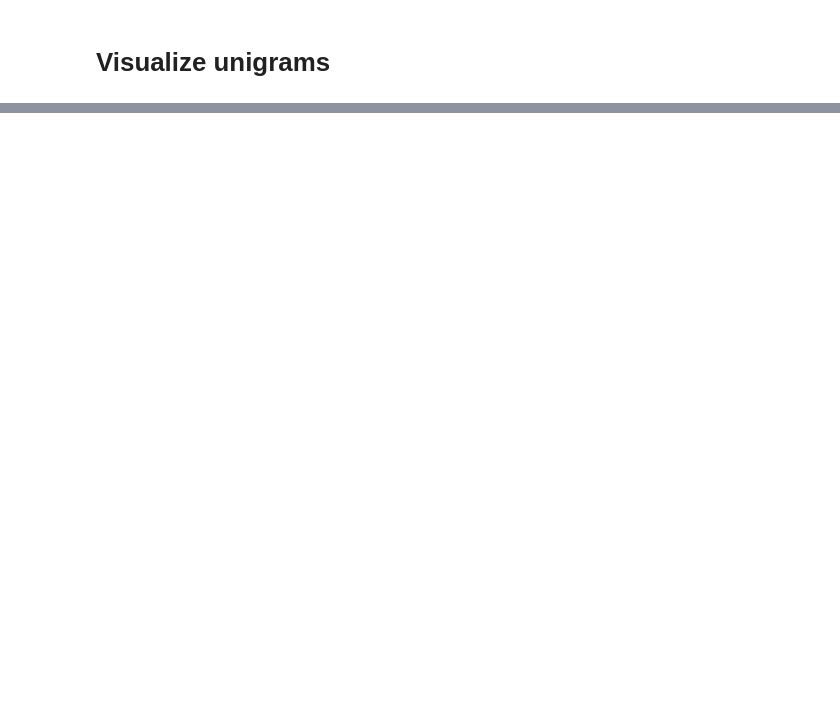
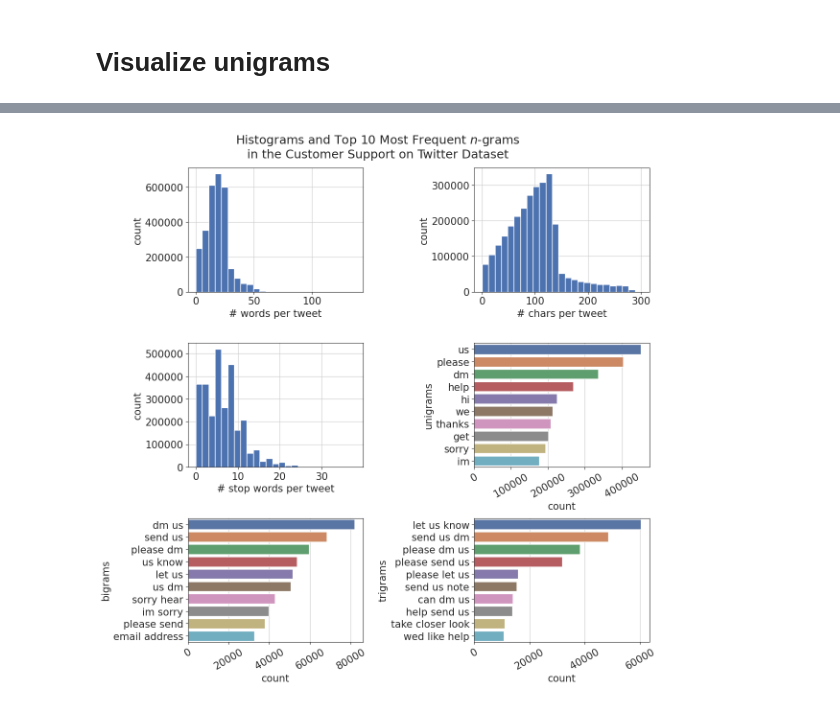
Before and after one commit to sminerport/chatbot, a Jupyter notebook: customer-support-on-twitter/CustomerSupportOnTwitter.ipynb, the cells around one changed output, grey strips where cells are left out. Drawn from its saved outputs; the diff is of its cells as text; code cells hidden in the pictures; blank space fills up the shorter version.

```diff
--- a/customer-support-on-twitter/CustomerSupportOnTwitter.ipynb
+++ b/customer-support-on-twitter/CustomerSupportOnTwitter.ipynb
@@ -418,3 +489,48 @@ sns.barplot(x = y,y = x)
+# %%
+# Defining a function to visualise n-grams
+def get_top_ngram(corpus, n=None):
+    vec = CountVectorizer(ngram_range=(n, n)).fit(corpus)
+    bag_of_words = vec.transform(corpus)
+    sum_words = bag_of_words.sum(axis=0)
+    words_freq = [(word, sum_words[0, idx])
+                  for word, idx in vec.vocabulary_.items()]
+    words_freq =sorted(words_freq, key = lambda x: x[1], reverse=True)
+    return words_freq[:10]
+
+fig, axes = plt.subplots(3,2,figsize=(12,12))
+fig.suptitle('Histograms and Top 10 Most Frequent $n$-grams\nin the Customer Support on Twitter Dataset')
+xs = [df['words_per_tweet'], df['char_count'], df['stopwords']]
+ylbls = 3 * ['count']
+ylbls.extend(['unigrams', 'bigrams', 'trigrams'])
+xlbls = ['# words per tweet', '# chars per tweet', '# stop words per tweet']
+xlbls += 3 * ['count']
+bins = [25,25,25]
+ngrams = [0,0,0,1,2,3]
+xs += 3 * [0]
+bins += 3 * [0]
+
+for i, (ax, x, xlbl, ylbl, bin, n) in enumerate(zip(axes.flat, xs,
+                                                    xlbls, ylbls, bins, ngrams)):
+    if (i <= 2):
+        ax.hist(x, bins=bin)
+        ax.ticklabel_format(style='plain')
+        ax.set_xlabel(xlbl)
+        ax.set_ylabel(ylbl)
+
+    elif (i > 2):
+        top_ngrams = get_top_ngram(df['text'],n)[:10]
+        x,y = map(list,zip(*top_ngrams))
+        ax = sns.barplot(x=y,y=x,ax=ax)
+        plt.draw()
+        ax.set_xticklabels(ax.get_xticklabels(),rotation=30)
+        ax.set_xlabel(xlbl)
+        ax.set_ylabel(ylbl)
+
+fig.tight_layout()
+fig.subplots_adjust(top=.92)
+plt.show()
+# %% [output]
+[figure, added]
 # %%
 reindexed_data = df['text']
 tfidf_vectorizer = TfidfVectorizer(stop_words = 'english', use_idf=True, smooth_idf=True)
```
Also changed, not shown: parts of 25 cells of this notebook, 2 other files.
